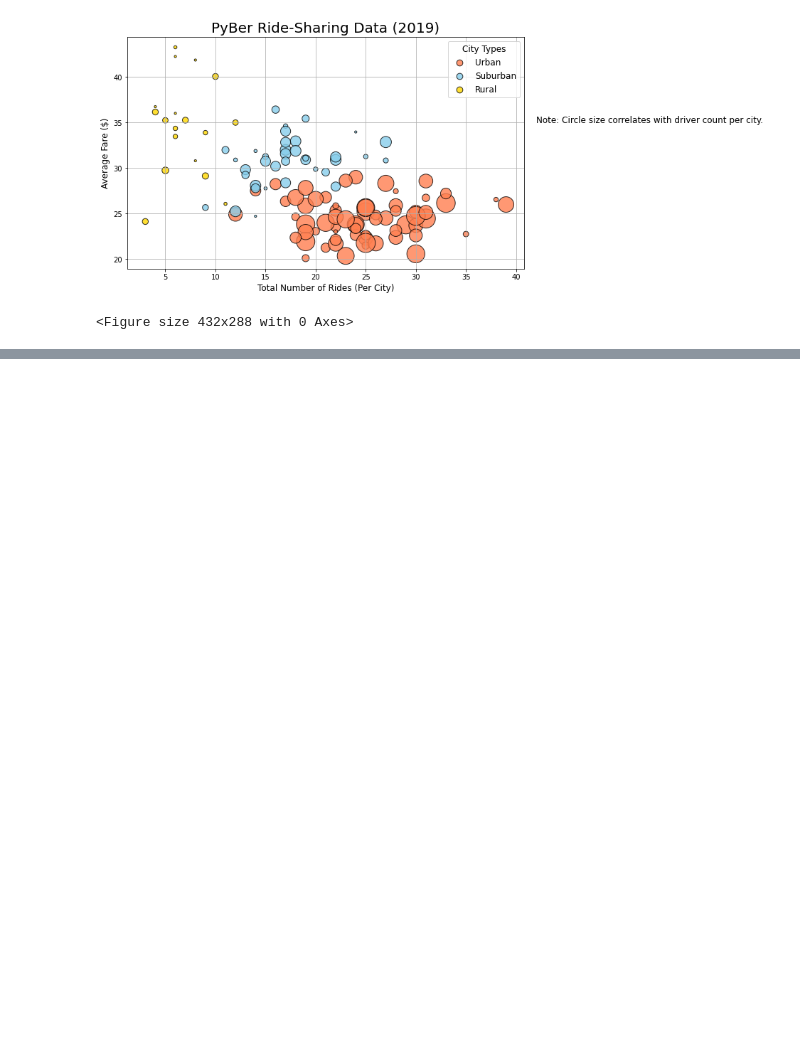
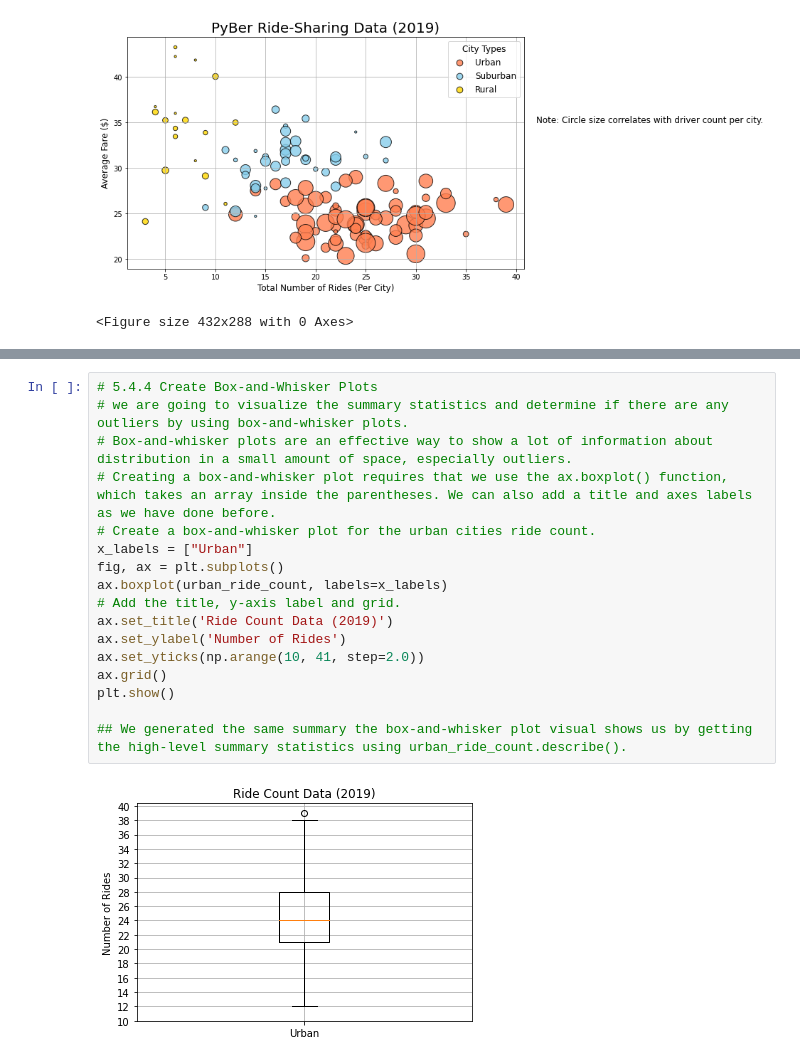
Before and after one commit to ltmurphy/PyBer_Analysis, a Jupyter notebook: PyBer.ipynb, the cells around one changed output, grey strips where cells are left out. Saved outputs shown, nothing was run; the diff lists cells and outputs as text; blank space fills up the shorter version.

Commit message:
updating and adding figures

```diff
--- a/PyBer.ipynb
+++ b/PyBer.ipynb
@@ -457,0 +675,19 @@ plt.savefig("analysis/Fig1.png")
+# %%
+# 5.4.4 Create Box-and-Whisker Plots
+# we are going to visualize the summary statistics and determine if there are any outliers by using box-and-whisker plots.
+# Box-and-whisker plots are an effective way to show a lot of information about distribution in a small amount of space, especially outliers.
+# Creating a box-and-whisker plot requires that we use the ax.boxplot() function, which takes an array inside the parentheses. We can also add a title and axes labels as we have done before.
+# Create a box-and-whisker plot for the urban cities ride count.
+x_labels = ["Urban"]
+fig, ax = plt.subplots()
+ax.boxplot(urban_ride_count, labels=x_labels)
+# Add the title, y-axis label and grid.
+ax.set_title('Ride Count Data (2019)')
+ax.set_ylabel('Number of Rides')
+ax.set_yticks(np.arange(10, 41, step=2.0))
+ax.grid()
+plt.show()
+
+## We generated the same summary the box-and-whisker plot visual shows us by getting the high-level summary statistics using urban_ride_count.describe().
+# %% [output]
+[figure, added]
```
Also changed, not shown: parts of 34 cells of this notebook, 3 other files.
